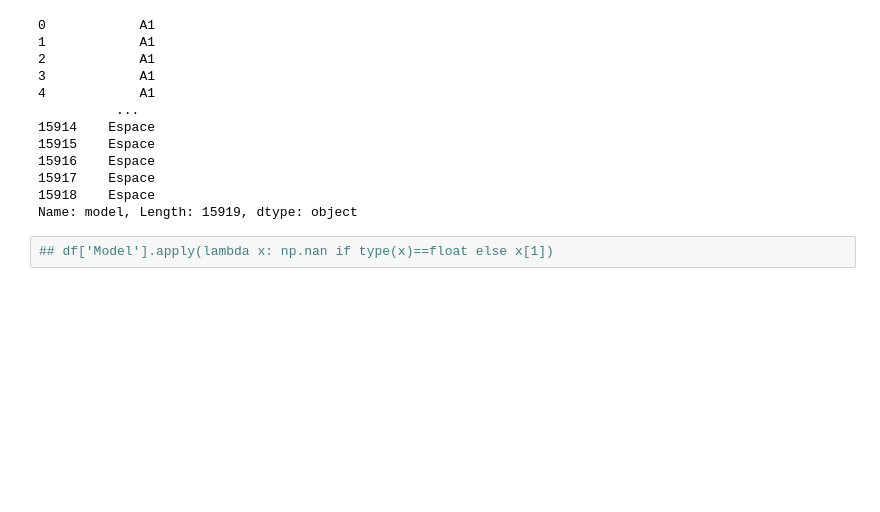
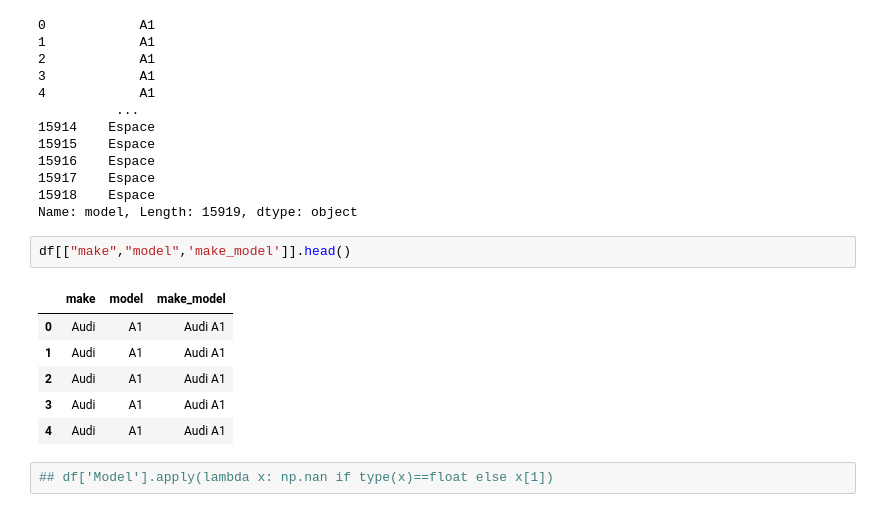
Before and after one commit to YusufSHub/DAwPython-Capstone-Project, a Jupyter notebook: DAwPy-Capstone_Project_(AutoScout)_D1124-Yusuf.ipynb, the cells around one changed output. Drawn from its saved outputs; the diff is of its cells as text; blank space fills up the shorter version.

```diff
--- a/DAwPy-Capstone_Project_(AutoScout)_D1124-Yusuf.ipynb
+++ b/DAwPy-Capstone_Project_(AutoScout)_D1124-Yusuf.ipynb
@@ -366,6 +399,15 @@ df.model
 15917    Espace
 15918    Espace
 Name: model, Length: 15919, dtype: object
+# %%
+df[["make","model",'make_model']].head()
+# %% [output]
+|  | make | model | make_model |
+| 0 | Audi | A1 | Audi A1 |
+| 1 | Audi | A1 | Audi A1 |
+| 2 | Audi | A1 | Audi A1 |
+| 3 | Audi | A1 | Audi A1 |
+| 4 | Audi | A1 | Audi A1 |
 # %%
 ## df['Model'].apply(lambda x: np.nan if type(x)==float else x[1])
 # %% [markdown]
```
Also changed, not shown: parts of 137 cells of this notebook, 5 other files.
